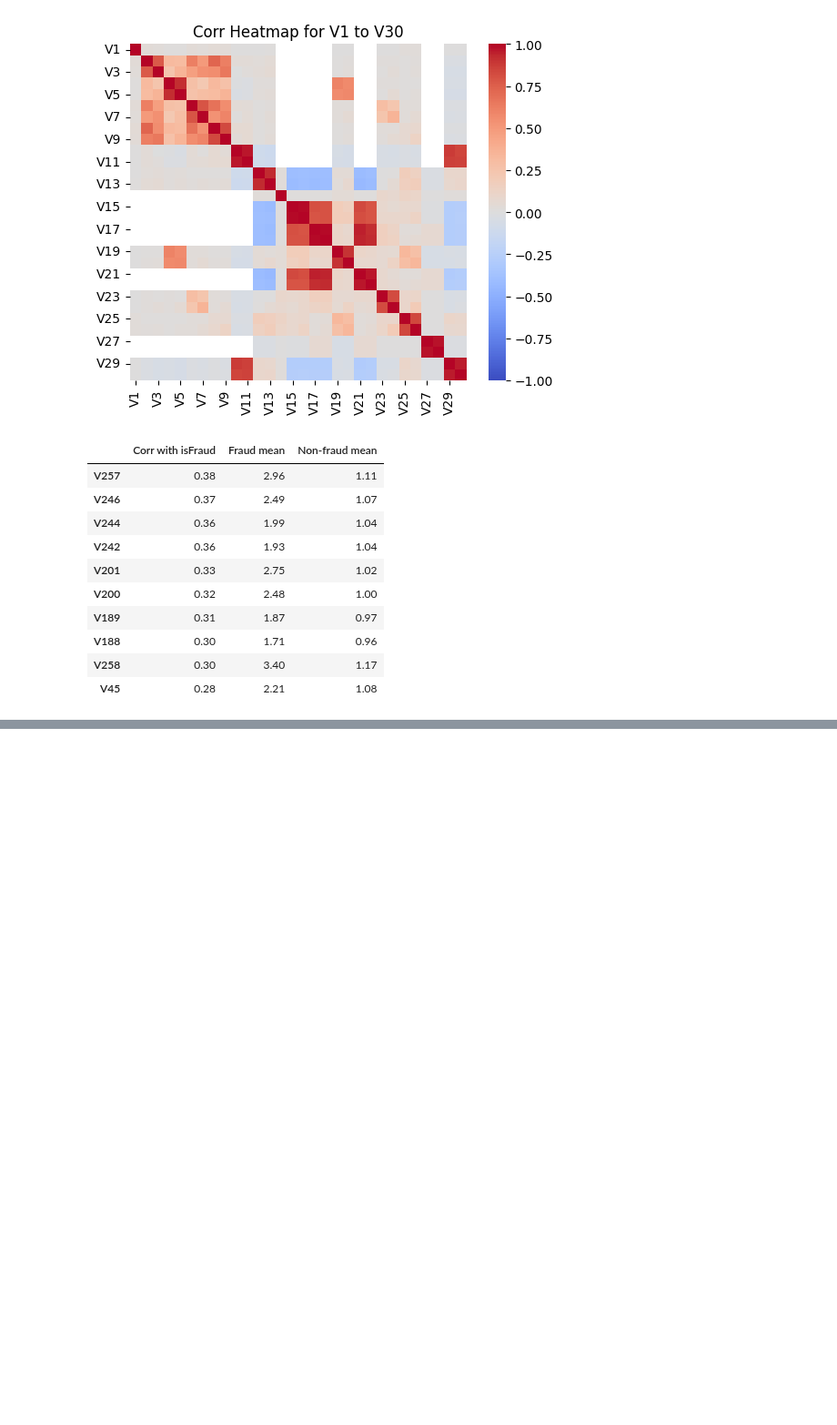
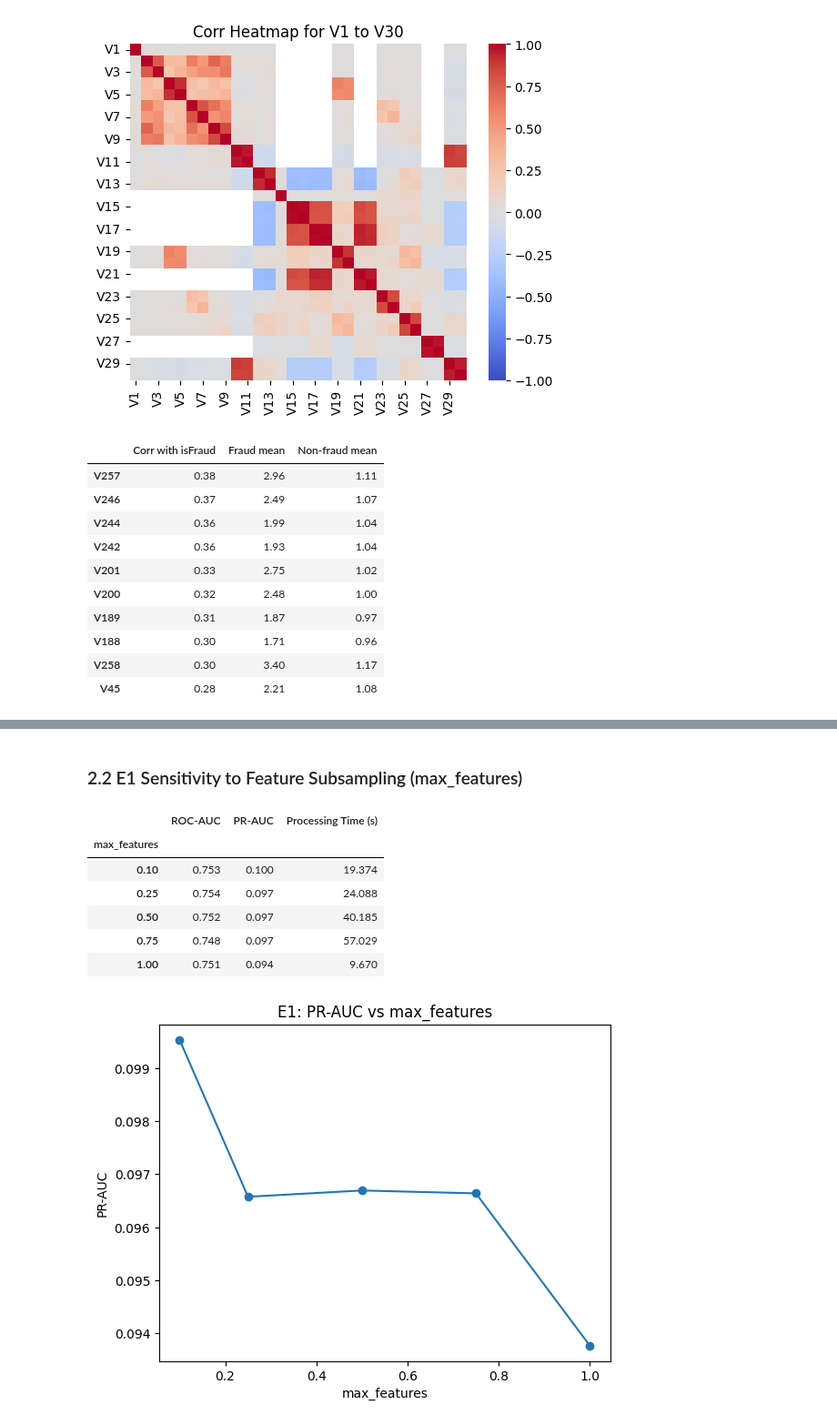
Before and after one commit to millxcc7/WIM-Direct-Research-MLFraudDetection, a Jupyter notebook: Task 3.ipynb, the cells around one changed output, grey strips where cells are left out. Shown at 91% size. Drawn from its saved outputs; the diff is of its cells as text; code cells hidden in the pictures; blank space fills up the shorter version.

```diff
--- a/Task 3.ipynb
+++ b/Task 3.ipynb
@@ -225,0 +273,50 @@ display(averages.round(2))
+# %% [markdown]
+### 2.2 E1 Sensitivity to Feature Subsampling (max_features)
+# %%
+# E1: Running Different Max_Features Inputs
+
+max_feature_values = [0.1, 0.25, 0.5, 0.75, 1.0]
+
+# empty table: one row for each max_features value
+e1_resultsdf = pd.DataFrame(index=max_feature_values, columns=["ROC-AUC", "PR-AUC", "Processing Time (s)"])
+e1_resultsdf.index.name = "max_features"
+
+i = 0
+while i < len(max_feature_values):
+    mf = max_feature_values[i]
+
+    # fit the model + score every transaction, timing both
+    start = time.perf_counter() # start of measurements of model train time
+    model = IsolationForest(max_features=mf, random_state=100)
+    model.fit(newdf)
+    scores = -model.score_samples(newdf) # calculate the anomaly score
+    end = time.perf_counter() # end of measurements of model train time
+
+    # add the results to the table
+    e1_resultsdf.loc[mf, "ROC-AUC"] = roc_auc_score(df["isFraud"], scores)
+    e1_resultsdf.loc[mf, "PR-AUC"] = average_precision_score(df["isFraud"], scores)
+    e1_resultsdf.loc[mf, "Processing Time (s)"] = end - start
+
+    # save this row to the results table
+    all_results.loc[f"E1: max_features={mf}"] = e1_resultsdf.loc[mf]
+
+    i += 1
+
+e1_resultsdf = e1_resultsdf.astype(float) # converts all columns to  regular decimal numbers
+display(e1_resultsdf.round(3))
+
+# Line chart: PR-AUC vs max_features
+e1_resultsdf["PR-AUC"].plot(kind="line", marker="o",
+                            title="E1: PR-AUC vs max_features",
+                            xlabel="max_features",
+                            ylabel="PR-AUC")
+plt.show()
+# %% [output]
+|  | ROC-AUC | PR-AUC | Processing Time (s) |
+| max_features |  |  |  |
+| 0.10 | 0.753 | 0.100 | 19.374 |
+| 0.25 | 0.754 | 0.097 | 24.088 |
+| 0.50 | 0.752 | 0.097 | 40.185 |
+| 0.75 | 0.748 | 0.097 | 57.029 |
+| 1.00 | 0.751 | 0.094 | 9.670 |
+[figure, added]
```
Also changed, not shown: parts of 18 cells of this notebook, 1 other file.
